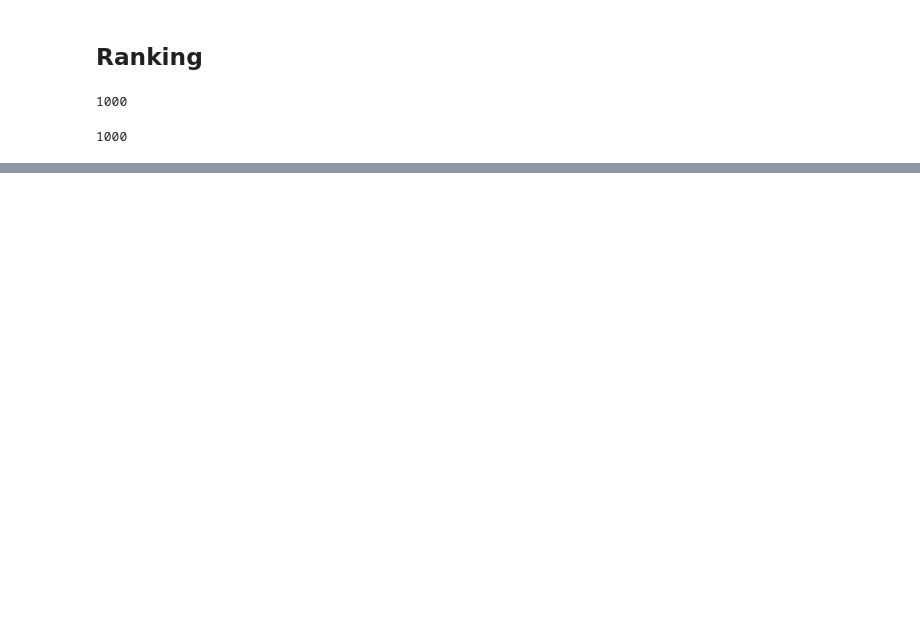
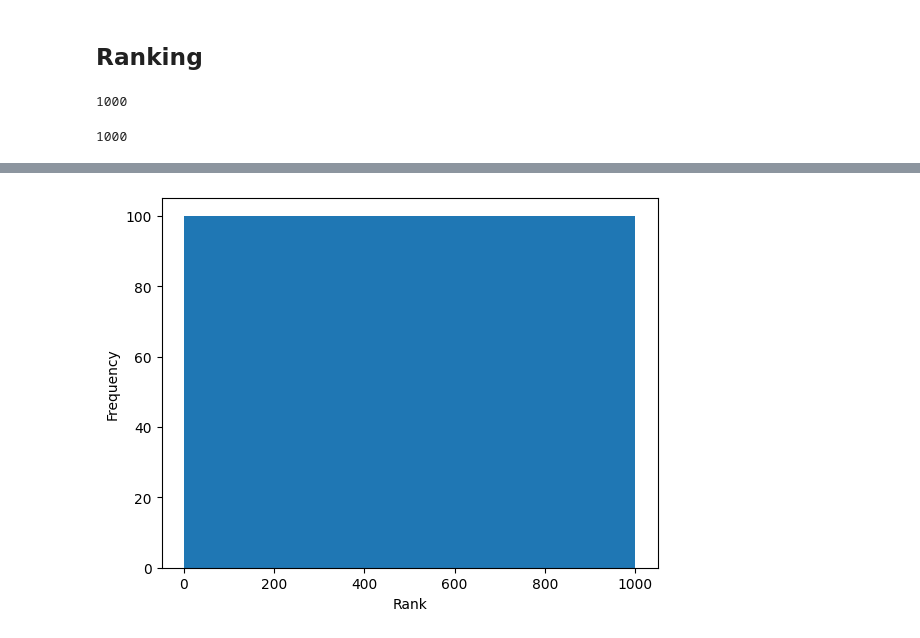
Before and after one commit to lourdesbalane/advent-of-code, a Jupyter notebook: day_1.ipynb, the cells around one changed output, grey strips where cells are left out. Drawn from its saved outputs; the diff is of its cells as text; code cells hidden in the pictures; blank space fills up the shorter version.

```diff
--- a/day_1.ipynb
+++ b/day_1.ipynb
@@ -1062,8 +1065,9 @@ len(pd.unique(df_lists["right"]))
 # %% [markdown]
 ## Ranking
 # %%
-df_lists["left_rank"] = df_lists["left"].rank(method="first")
-len(pd.unique(df_lists["left_rank"]))
+left_rank = df_lists["left"].rank(method="first").values
+df_lists["left_rank"] = left_rank
+len(np.unique(left_rank))
 # %% [output]
 1000
 # %%
@@ -1073,0 +1095,7 @@ len(pd.unique(df_lists["right_rank"]))
+# %%
+plt.hist(left_rank)
+plt.xlabel("Rank")
+plt.ylabel("Frequency")
+plt.show()
+# %% [output]
+[figure, added]
```
Also changed, not shown: parts of 11 cells of this notebook.
